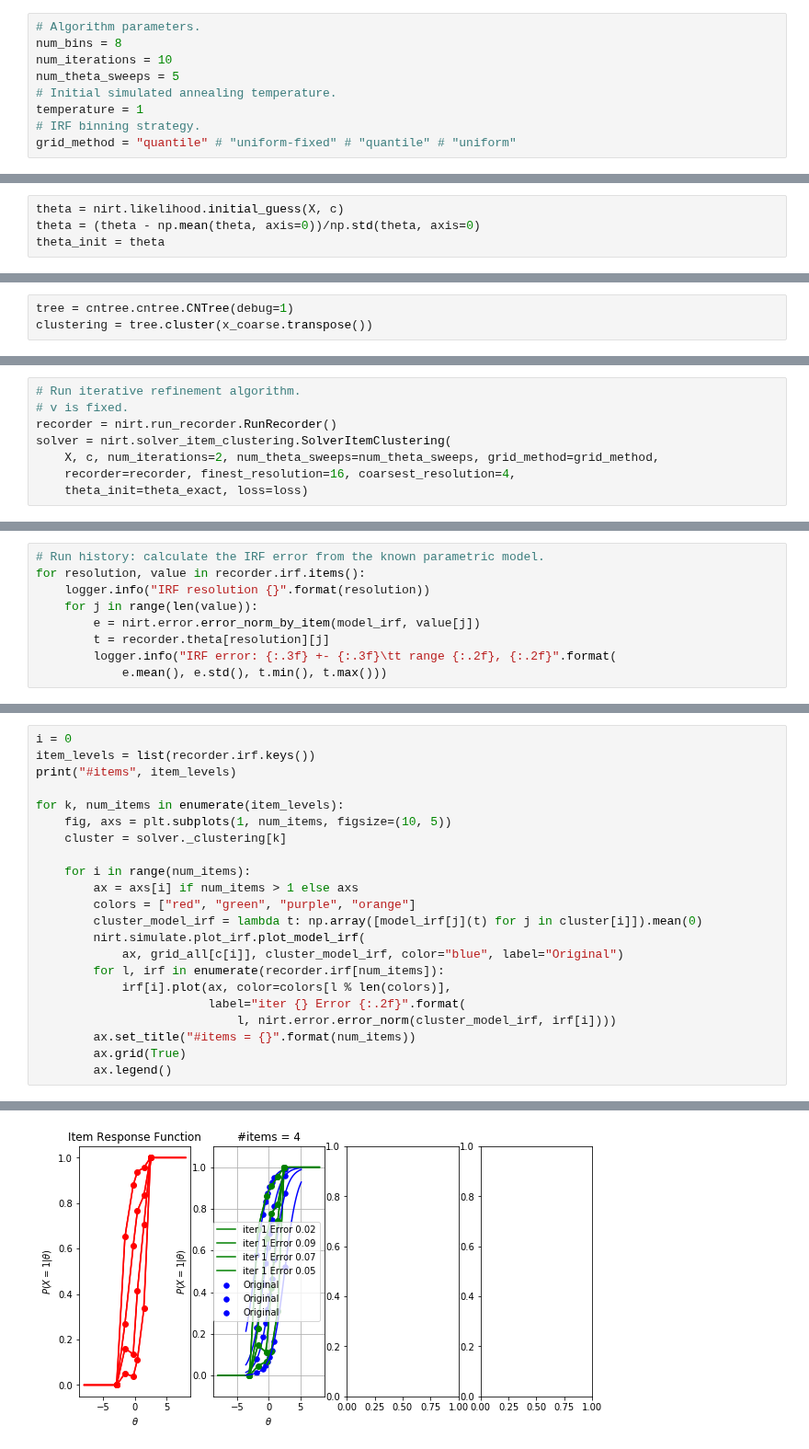
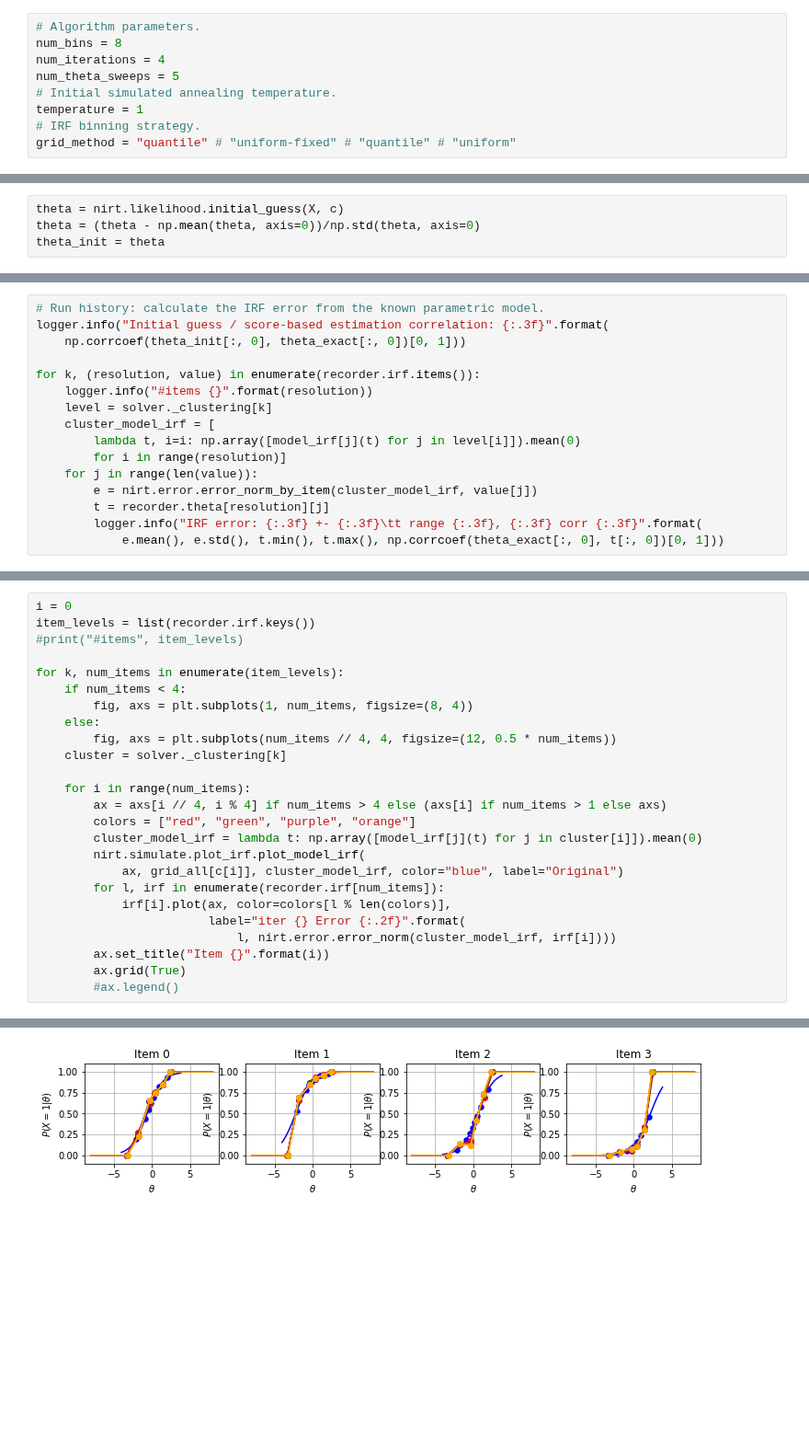
Before and after one commit to ETS-Next-Gen/irt-mcmc, a Jupyter notebook: notebooks/irt_solver_1d_l2_loss.ipynb, the cells around one changed output, grey strips where cells are left out. Shown at 92% size. Saved outputs shown, nothing was run; the diff lists cells and outputs as text; blank space fills up the shorter version.

```diff
--- a/notebooks/irt_solver_1d_l2_loss.ipynb
+++ b/notebooks/irt_solver_1d_l2_loss.ipynb
@@ -62,7 +92,7 @@ loss = "l2"
 # %%
 # Algorithm parameters.
 num_bins = 8
-num_iterations = 10
+num_iterations = 4
 num_theta_sweeps = 5
 # Initial simulated annealing temperature.
 temperature = 1
@@ -348,3 +153,0 @@ Using the coarser/shorter vectors with $L = [P/50]$.
-# %%
-tree = cntree.cntree.CNTree(debug=1)
-clustering = tree.cluster(x_coarse.transpose())
@@ -370,8 +161,0 @@ Level 3[size=8,num_neighbors=7] [2 2 2 3 3 3 1 1 0 0 4 4 5 5 6 6 7 7 7 7]
-# %%
-# Run iterative refinement algorithm.
-# v is fixed.
-recorder = nirt.run_recorder.RunRecorder()
-solver = nirt.solver_item_clustering.SolverItemClustering(
-    X, c, num_iterations=2, num_theta_sweeps=num_theta_sweeps, grid_method=grid_method,
-    recorder=recorder, finest_resolution=16, coarsest_resolution=4,
-    theta_init=theta_exact, loss=loss)
@@ -406,10 +184,17 @@ INFO     Iteration 2/2
 # %%
 # Run history: calculate the IRF error from the known parametric model.
-for resolution, value in recorder.irf.items():
-    logger.info("IRF resolution {}".format(resolution))
+logger.info("Initial guess / score-based estimation correlation: {:.3f}".format(
+    np.corrcoef(theta_init[:, 0], theta_exact[:, 0])[0, 1]))
+
+for k, (resolution, value) in enumerate(recorder.irf.items()):
+    logger.info("#items {}".format(resolution))
+    level = solver._clustering[k]
+    cluster_model_irf = [
+        lambda t, i=i: np.array([model_irf[j](t) for j in level[i]]).mean(0)
+        for i in range(resolution)]
     for j in range(len(value)):
-        e = nirt.error.error_norm_by_item(model_irf, value[j])
+        e = nirt.error.error_norm_by_item(cluster_model_irf, value[j])
         t = recorder.theta[resolution][j]
-        logger.info("IRF error: {:.3f} +- {:.3f}\tt range {:.2f}, {:.2f}".format(
-            e.mean(), e.std(), t.min(), t.max()))
+        logger.info("IRF error: {:.3f} +- {:.3f}\tt range {:.3f}, {:.3f} corr {:.3f}".format(
+            e.mean(), e.std(), t.min(), t.max(), np.corrcoef(theta_exact[:, 0], t[:, 0])[0, 1]))
 # %% [output]
@@ -431,14 +218,17 @@ INFO     IRF error: 0.065 +- 0.043      t range -2.39, 1.97
 # %%
 i = 0
 item_levels = list(recorder.irf.keys())
-print("#items", item_levels)
+#print("#items", item_levels)
 
 for k, num_items in enumerate(item_levels):
-    fig, axs = plt.subplots(1, num_items, figsize=(10, 5))
+    if num_items < 4:
+        fig, axs = plt.subplots(1, num_items, figsize=(8, 4))
+    else:
+        fig, axs = plt.subplots(num_items // 4, 4, figsize=(12, 0.5 * num_items))
     cluster = solver._clustering[k]
 
     for i in range(num_items):
-        ax = axs[i] if num_items > 1 else axs
+        ax = axs[i // 4, i % 4] if num_items > 4 else (axs[i] if num_items > 1 else axs)
         colors = ["red", "green", "purple", "orange"]
         cluster_model_irf = lambda t: np.array([model_irf[j](t) for j in cluster[i]]).mean(0)
         nirt.simulate.plot_irf.plot_model_irf(
@@ -447,7 +237,7 @@ for k, num_items in enumerate(item_levels):
             irf[i].plot(ax, color=colors[l % len(colors)],
                         label="iter {} Error {:.2f}".format(
                             l, nirt.error.error_norm(cluster_model_irf, irf[i])))
-        ax.set_title("#items = {}".format(num_items))
+        ax.set_title("Item {}".format(i))
         ax.grid(True)
-        ax.legend()
+        #ax.legend()
 # %% [output]
@@ -457 +246 @@ for k, num_items in enumerate(item_levels):
-[figure, old version]
+[figure, new version]
```
Also changed, not shown: parts of 57 cells of this notebook, 4 other files.
